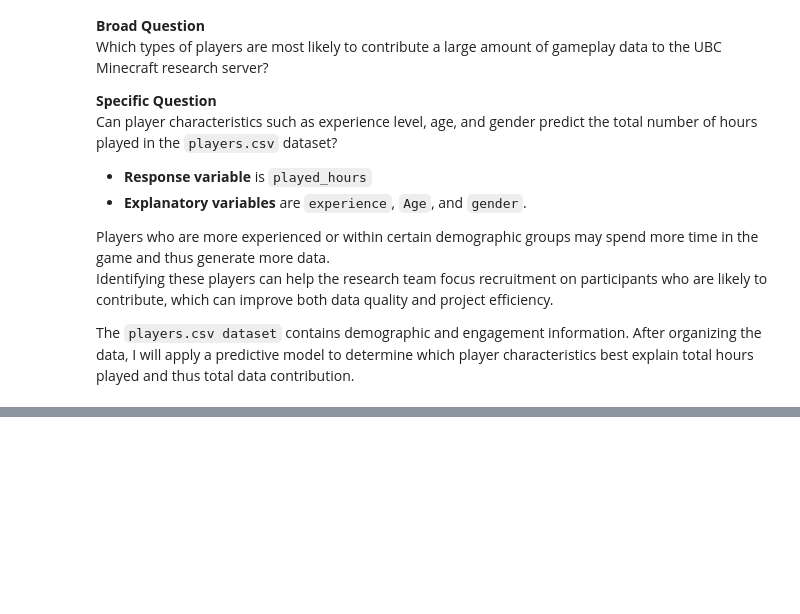
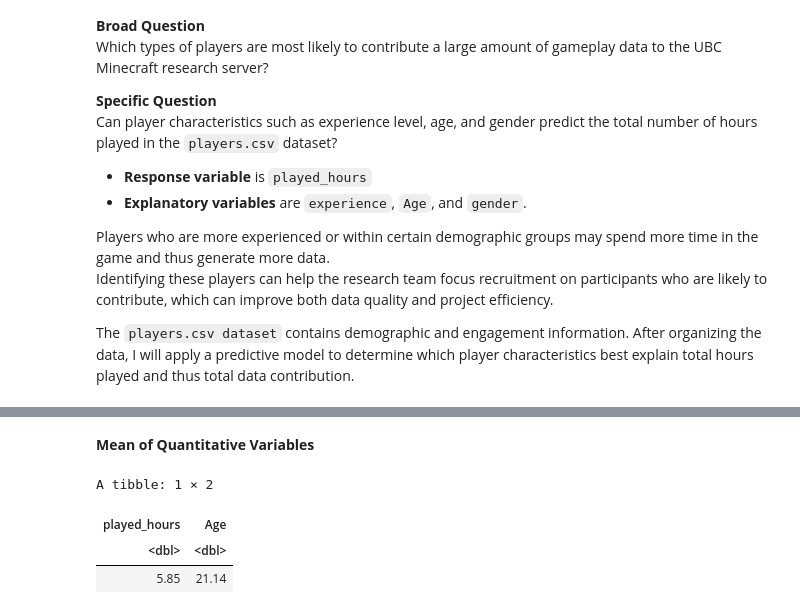
Before and after one commit to kaileyh7/dsci100-minecraft-project, a Jupyter notebook: individual-planning-stage.ipynb, the cells around one changed output, grey strips where cells are left out. Cells and saved outputs as stored; diff of their text form; code cells hidden in the pictures; blank space fills up the shorter version.

```diff
--- a/individual-planning-stage.ipynb
+++ b/individual-planning-stage.ipynb
@@ -55,0 +103,10 @@ The `players.csv dataset` contains demographic and engagement information. After
+# %% [markdown]
+**Mean of Quantitative Variables**
+# %%
+players |>
+    summarize(across(where(is.numeric), ~ round(mean(.x, na.rm = TRUE), 2)))
+# %% [output]
+A tibble: 1 × 2
+| played_hours | Age |
+| <dbl> | <dbl> |
+| 5.85 | 21.14 |
```
Also changed, not shown: parts of 8 cells of this notebook.
